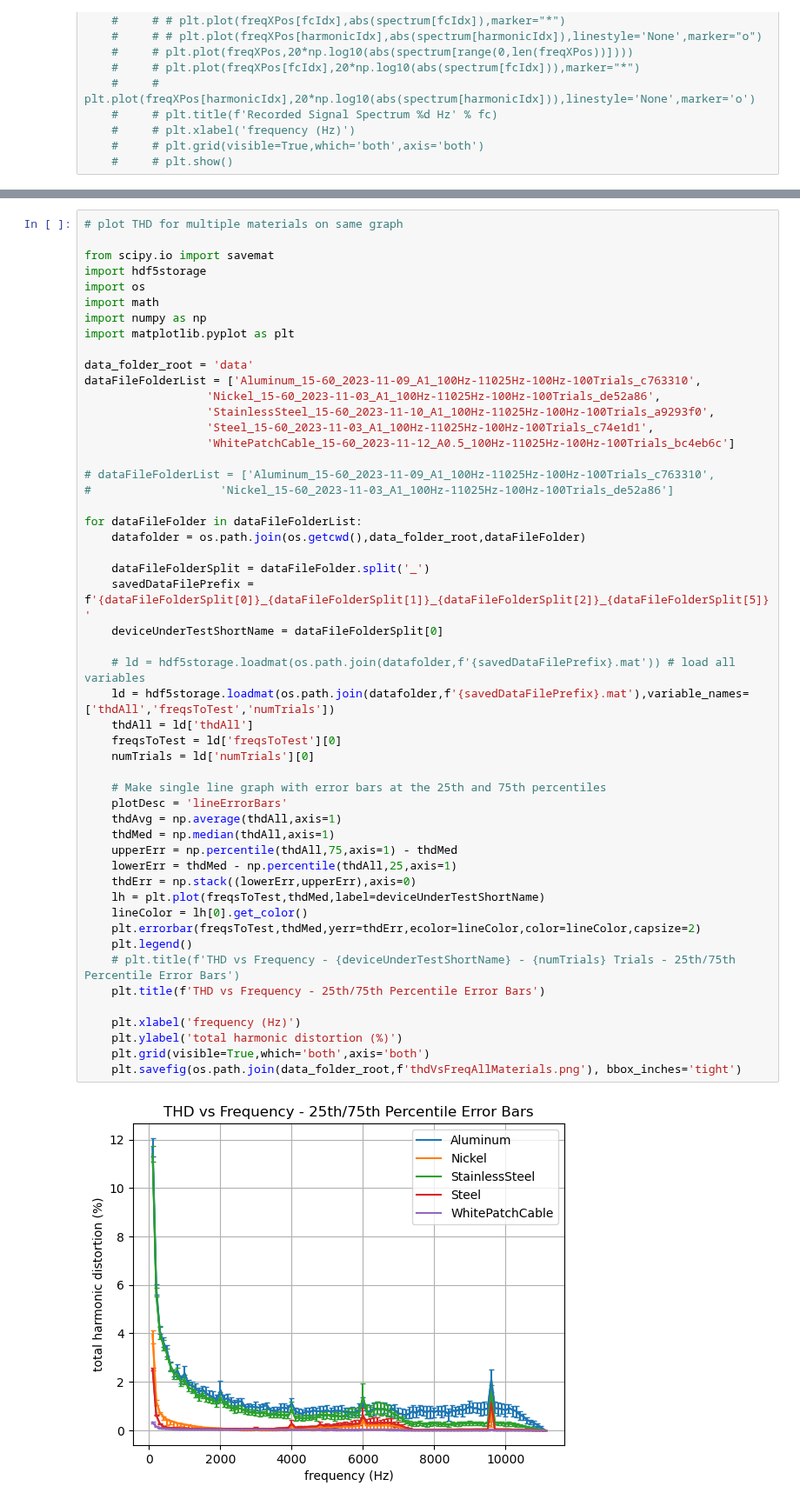
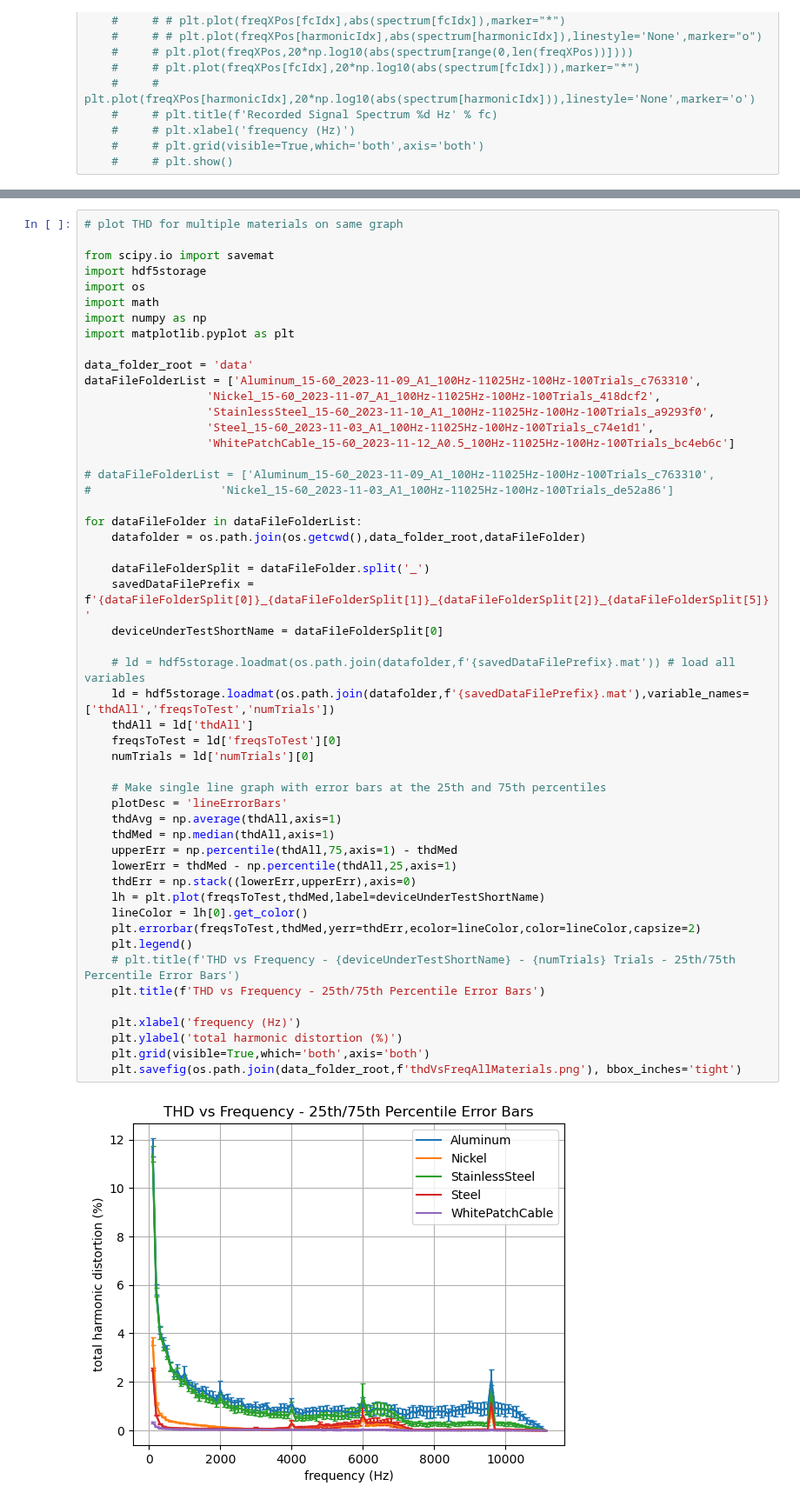
Before and after one commit to bnousain/measure-total-harmonic-distortion, a Jupyter notebook: THD.ipynb, the cells around one changed output, grey strips where cells are left out. Shown at 87% size. Drawn from its saved outputs; the diff is of its cells as text.

```diff
--- a/THD.ipynb
+++ b/THD.ipynb
@@ -776,7 +776,7 @@ import matplotlib.pyplot as plt
 
 data_folder_root = 'data'
 dataFileFolderList = ['Aluminum_15-60_2023-11-09_A1_100Hz-11025Hz-100Hz-100Trials_c763310',
-                  'Nickel_15-60_2023-11-03_A1_100Hz-11025Hz-100Hz-100Trials_de52a86',
+                  'Nickel_15-60_2023-11-07_A1_100Hz-11025Hz-100Hz-100Trials_418dcf2',
                   'StainlessSteel_15-60_2023-11-10_A1_100Hz-11025Hz-100Hz-100Trials_a9293f0',
                   'Steel_15-60_2023-11-03_A1_100Hz-11025Hz-100Hz-100Trials_c74e1d1',
                   'WhitePatchCable_15-60_2023-11-12_A0.5_100Hz-11025Hz-100Hz-100Trials_bc4eb6c']
@@ -789,31 +789,31 @@ for dataFileFolder in dataFileFolderList:
 
     dataFileFolderSplit = dataFileFolder.split('_')
     savedDataFilePrefix = f'{dataFileFolderSplit[0]}_{dataFileFolderSplit[1]}_{dataFileFolderSplit[2]}_{dataFileFolderSplit[5]}'
     deviceUnderTestShortName = dataFileFolderSplit[0]
 
     # ld = hdf5storage.loadmat(os.path.join(datafolder,f'{savedDataFilePrefix}.mat')) # load all variables
     ld = hdf5storage.loadmat(os.path.join(datafolder,f'{savedDataFilePrefix}.mat'),variable_names=['thdAll','freqsToTest','numTrials'])
     thdAll = ld['thdAll']
     freqsToTest = ld['freqsToTest'][0]
     numTrials = ld['numTrials'][0]
 
     # Make single line graph with error bars at the 25th and 75th percentiles
     plotDesc = 'lineErrorBars'
     thdAvg = np.average(thdAll,axis=1)
     thdMed = np.median(thdAll,axis=1)
     upperErr = np.percentile(thdAll,75,axis=1) - thdMed
     lowerErr = thdMed - np.percentile(thdAll,25,axis=1)
     thdErr = np.stack((lowerErr,upperErr),axis=0)
     lh = plt.plot(freqsToTest,thdMed,label=deviceUnderTestShortName)
     lineColor = lh[0].get_color()
     plt.errorbar(freqsToTest,thdMed,yerr=thdErr,ecolor=lineColor,color=lineColor,capsize=2)
     plt.legend()
     # plt.title(f'THD vs Frequency - {deviceUnderTestShortName} - {numTrials} Trials - 25th/75th Percentile Error Bars')
     plt.title(f'THD vs Frequency - 25th/75th Percentile Error Bars')
 
     plt.xlabel('frequency (Hz)')
     plt.ylabel('total harmonic distortion (%)')
     plt.grid(visible=True,which='both',axis='both')
     plt.savefig(os.path.join(data_folder_root,f'thdVsFreqAllMaterials.png'), bbox_inches='tight')
 # %% [output]
-[figure, old version]
+[figure, new version]
```
Also changed, not shown: parts of 2 cells of this notebook.
